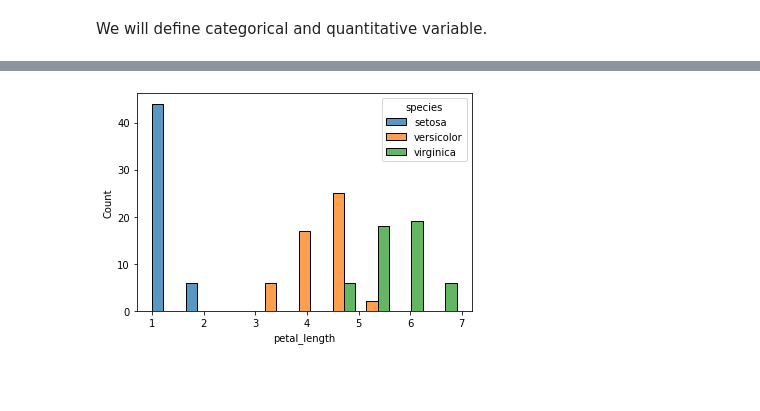
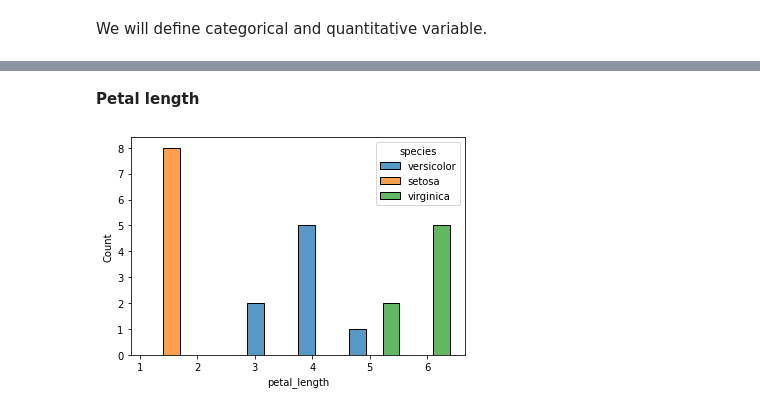
Before and after one commit to malachi-hale/classification-exercises, a Jupyter notebook: classification_exercises.ipynb, the cells around one changed output, grey strips where cells are left out. Cells and saved outputs as stored; diff of their text form; code cells hidden in the pictures; blank space fills up the shorter version.

```diff
--- a/classification_exercises.ipynb
+++ b/classification_exercises.ipynb
@@ -444,4 +481,6 @@ sepal_width = sns.histplot(data=df, x="sepal_width", hue="species", multiple = '
+# %% [markdown]
+**Petal length**
 # %%
-sepal_length = sns.histplot(data=df, x="petal_length", hue="species", multiple="dodge")
+petal_length_histogram = sns.histplot(data=train, x="petal_length", hue="species", multiple="dodge")
 # %% [output]
-[figure, old version]
+[figure, new version]
```
Also changed, not shown: parts of 22 cells of this notebook, 2 other files.
